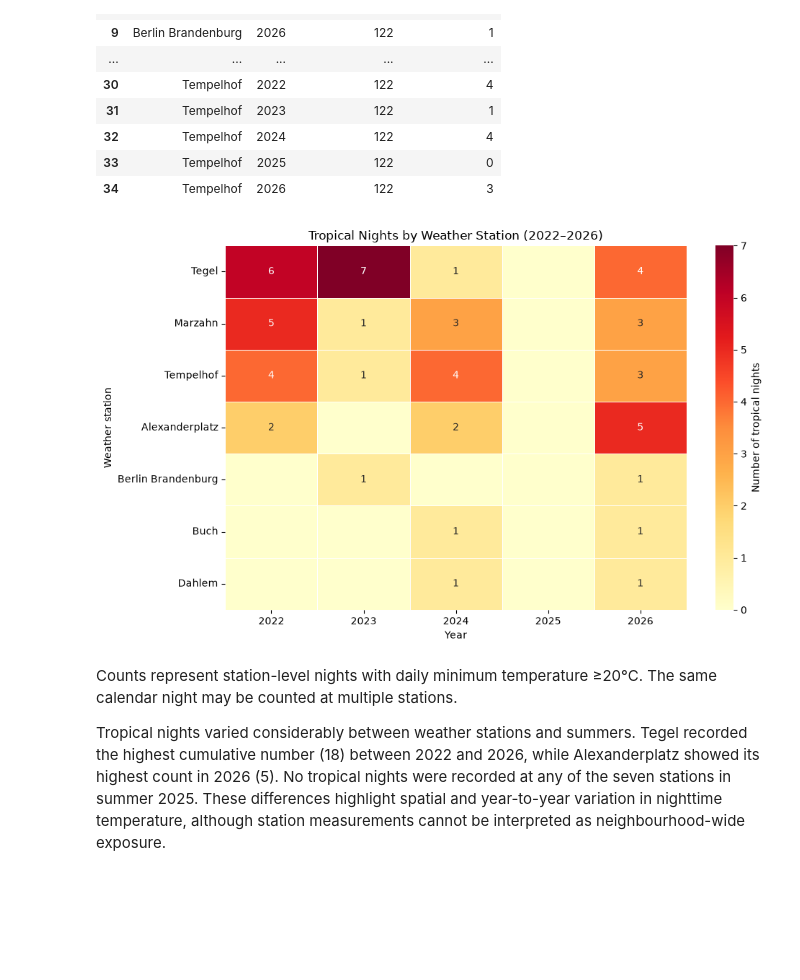
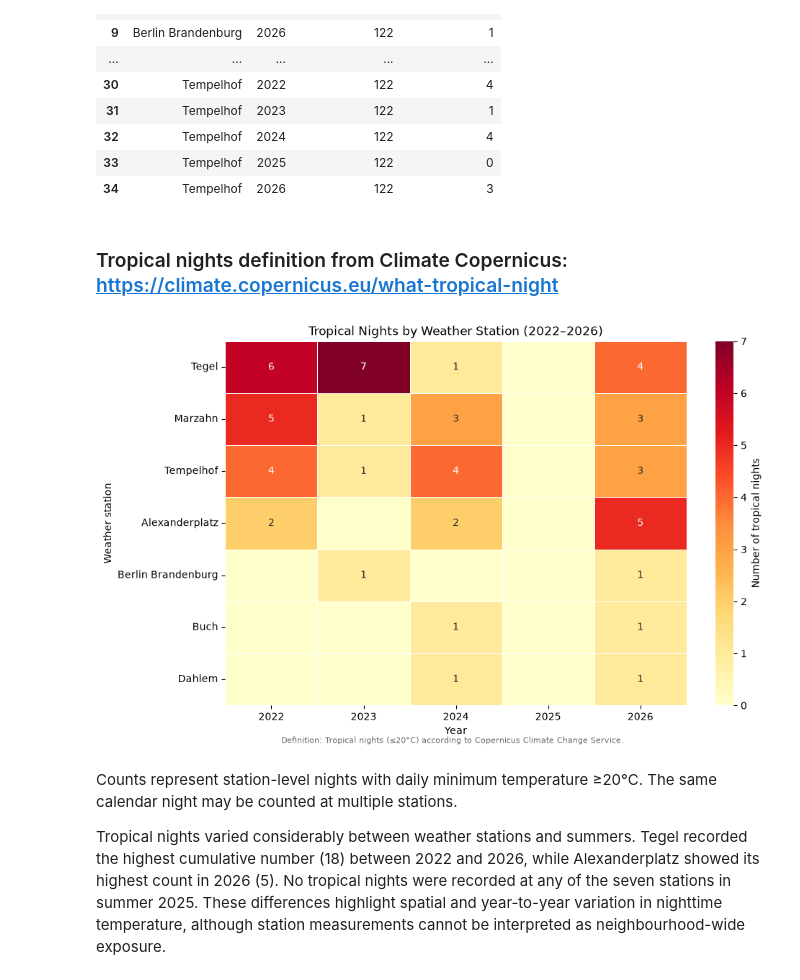
Before and after one commit to lodimarcello/Capstone_project_Lorenzo, a Jupyter notebook: final_analysis_weather.ipynb, the cells around one changed output. Drawn from its saved outputs; the diff is of its cells as text; code cells hidden in the pictures; blank space fills up the shorter version.

```diff
--- a/final_analysis_weather.ipynb
+++ b/final_analysis_weather.ipynb
@@ -929,6 +950,8 @@ tropical_nights_summary
 | 32 | Tempelhof | 2024 | 122 | 4 |
 | 33 | Tempelhof | 2025 | 122 | 0 |
 | 34 | Tempelhof | 2026 | 122 | 3 |
+# %% [markdown]
+### Tropical nights definition from Climate Copernicus: https://climate.copernicus.eu/what-tropical-night
 # %%
 import seaborn as sns
 
@@ -948,34 +971,43 @@ station_order = (
     .sort_values(ascending=False)
     .index
 )
 
 tropical_heatmap = tropical_heatmap.loc[station_order]
 
 # Hide annotations for zero values
 annotations = tropical_heatmap.astype(str)
 annotations = annotations.mask(tropical_heatmap == 0, "")
 
 # Create heatmap
 plt.figure(figsize=(10, 6))
 
 sns.heatmap(
     tropical_heatmap,
     annot=annotations,
     fmt="",
     cmap="YlOrRd",
     vmin=0,
     vmax=7,
     linewidths=0.5,
     cbar_kws={"label": "Number of tropical nights"}
 )
 
 plt.title("Tropical Nights by Weather Station (2022–2026)")
 plt.xlabel("Year")
 plt.ylabel("Weather station")
+
+plt.figtext(
+    0.5,
+    0.01,
+    "Definition: Tropical nights (≤20°C) according to Copernicus Climate Change Service.",
+    ha="center",
+    fontsize=8,
+    color="dimgray"
+)
 plt.tight_layout()
 plt.show()
 # %% [output]
-[figure, old version]
+[figure, new version]
 # %% [markdown]
 Counts represent station-level nights with daily minimum temperature ≥20°C. The same calendar night may be counted at multiple stations.
 
```
Also changed, not shown: parts of 5 cells of this notebook, 7 other files.
